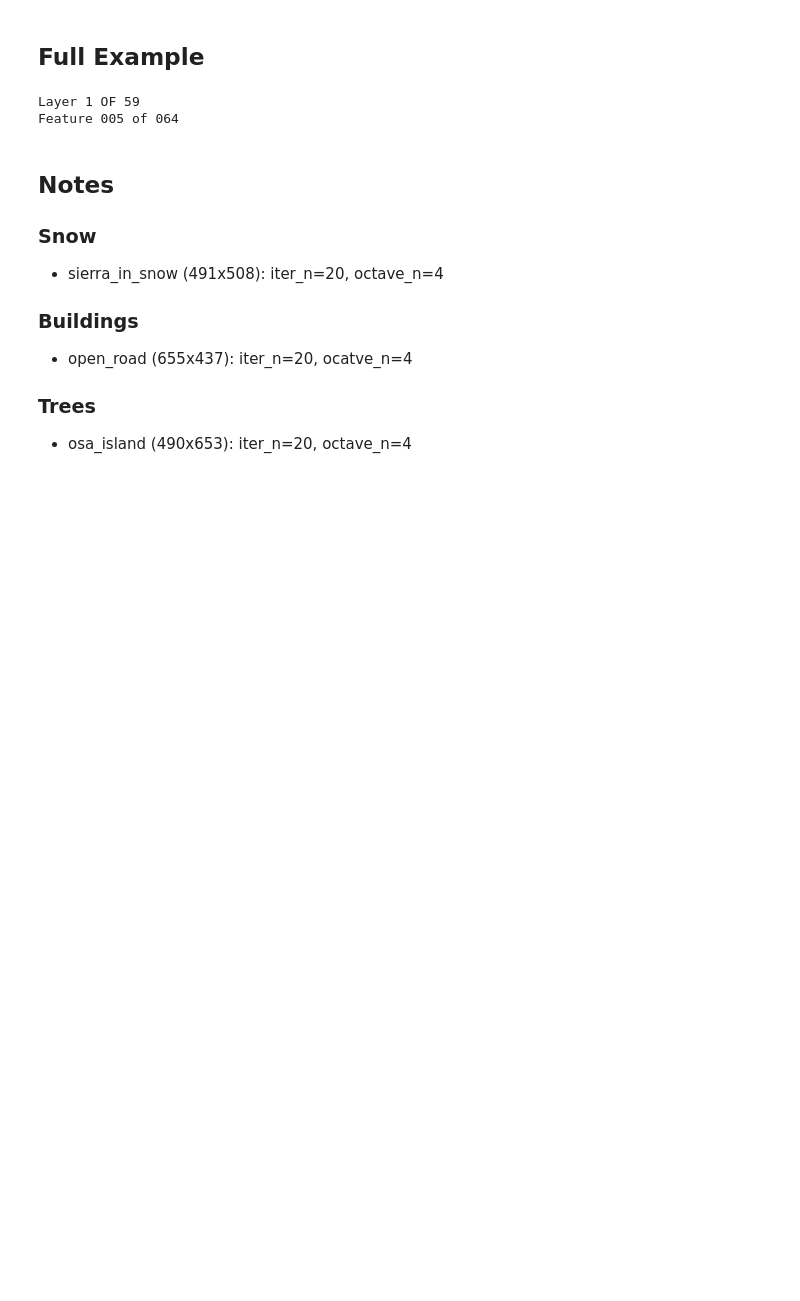
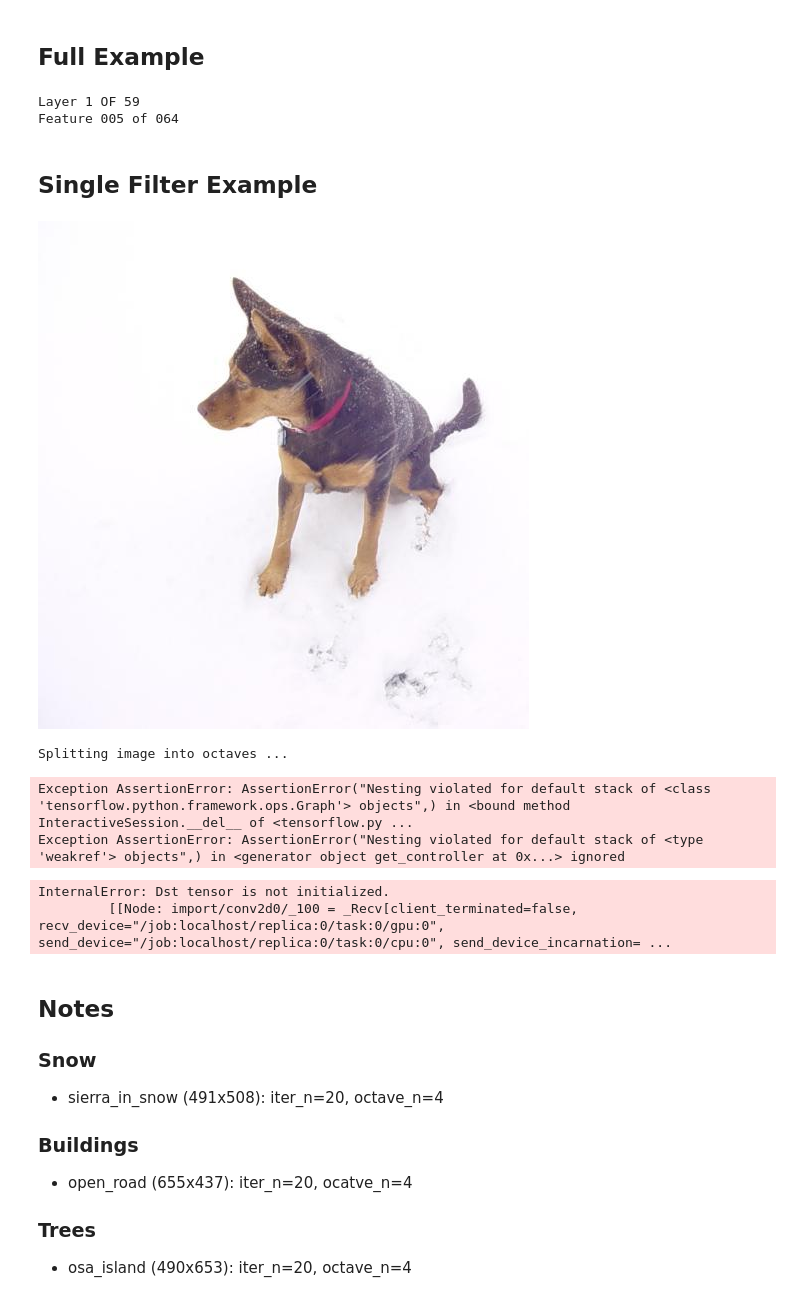
Before and after one commit to deepbluesea/tf-deepdream, a Jupyter notebook: deep-dream-standard.ipynb, the cells around one changed output. Saved outputs shown, nothing was run; the diff lists cells and outputs as text; code cells hidden in the pictures; blank space fills up the shorter version.

```diff
--- a/deep-dream-standard.ipynb
+++ b/deep-dream-standard.ipynb
@@ -184,6 +184,33 @@ print("Total Elapsed Time: %i hours" % ((end-start)/3600))
 # %% [output]
 Layer 1 OF 59
 Feature 005 of 064
+# %% [markdown]
+## Single Filter Example
+# %%
+# get network info
+layers = [op.name for op in graph.get_operations() if op.type=='Conv2D' and 'import/' in op.name]
+features = [int(graph.get_tensor_by_name(name+':0').get_shape()[-1]) for name in layers]
+
+# import image
+# to downsample with ImageMagick: convert {source} -resize X% {output}
+# img0 = PIL.Image.open('/home/mattw/Dropbox/deep-dream/source/trees/osa_island.jpg')
+img0 = PIL.Image.open('/media/data/Dropbox/deep-dream/source/snow/sierra_in_snow.jpg')
+# img0 = PIL.Image.open('/media/data/Dropbox/deep-dream/source/abstract/tubes_0.jpg')
+img0 = np.float32(img0)
+showarray(img0/255.0)
+
+layer = layers[10]
+feature_num = 0
+
+# run deep dream; more iterations intensifies features, more octaves increases their size
+img = render_deepdream(T(layer)[:,:,:,feature_num], img0, iter_n=40, octave_n=4, octave_scale=1.4)
+# %% [output]
+[figure, added]
+Splitting image into octaves ...
+Exception AssertionError: AssertionError("Nesting violated for default stack of <class 'tensorflow.python.framework.ops.Graph'> objects",) in <bound method InteractiveSession.__del__ of <tensorflow.py ...
+Exception AssertionError: AssertionError("Nesting violated for default stack of <type 'weakref'> objects",) in <generator object get_controller at 0x...> ignored
+InternalError: Dst tensor is not initialized.
+         [[Node: import/conv2d0/_100 = _Recv[client_terminated=false, recv_device="/job:localhost/replica:0/task:0/gpu:0", send_device="/job:localhost/replica:0/task:0/cpu:0", send_device_incarnation= ...
 # %% [markdown]
 ## Notes
 ### Snow
```
Also changed, not shown: parts of 3 cells of this notebook, 2 other files.
